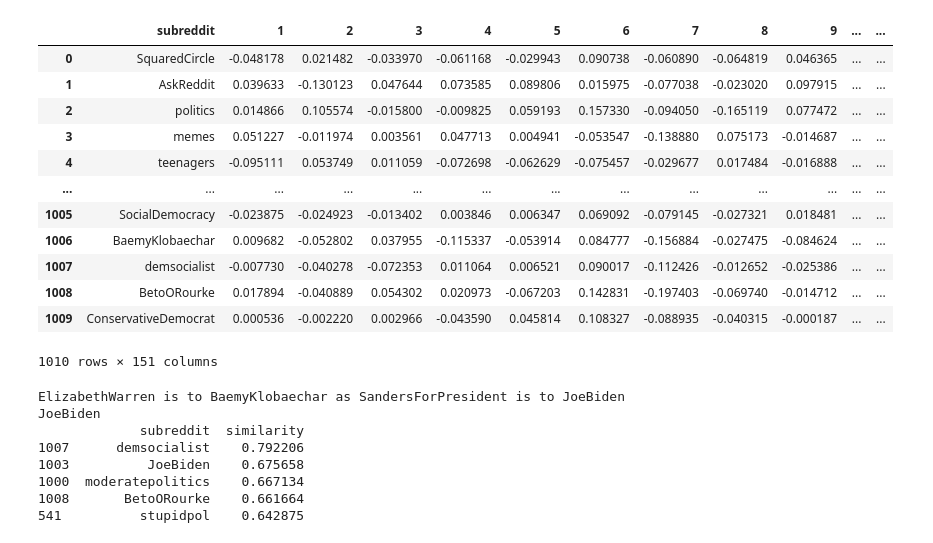
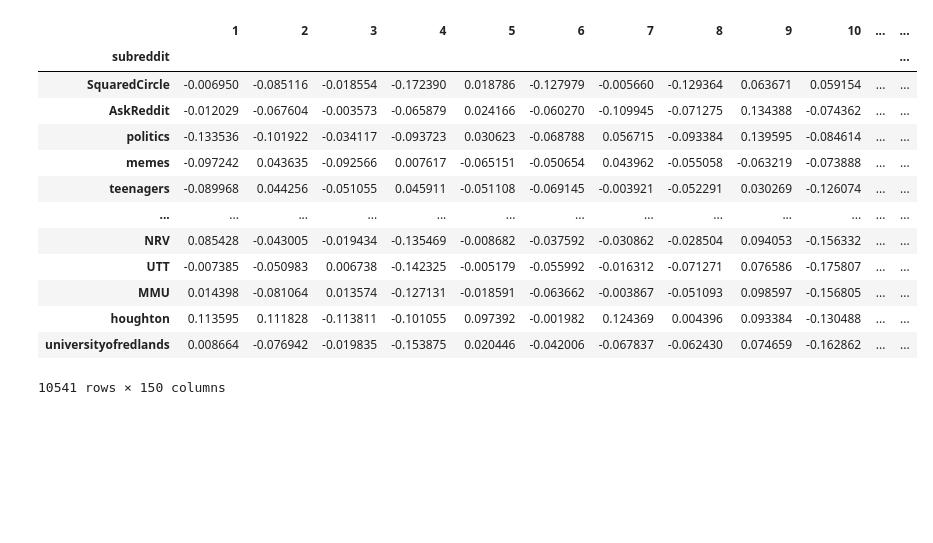
Before and after one commit to CSSLab/political-subreddits, a Jupyter notebook: Analogy_Dimensions.ipynb, the cells around one changed output. Saved outputs shown, nothing was run; the diff lists cells and outputs as text; code cells hidden in the pictures; blank space fills up the shorter version.

Commit message:
Fixed word embedding, re running

```diff
--- a/Analogy_Dimensions.ipynb
+++ b/Analogy_Dimensions.ipynb
@@ -8,69 +8,22 @@ import numpy as np
 import pandas as pd
 # %%
 TIME_FRAME = "biweekly"
-subreddits, vectors  = load_embedding("/h/224/cameron/Political-Subreddit-Embedding/trained_embeddings/vecs_0.0043_35.txt")
-# # PCA Dim Reduction
-# pca =  PCA(n_components = 2)
-# vectors =  pd.DataFrame(pca.fit_transform(vectors))
-embedding = pd.concat([subreddits, vectors], axis=1).reset_index(drop=True)
+subreddits, vectors  = load_embedding("/h/224/cameron/Political-Subreddit-Embedding/trained_embeddings/adapted_vecs.txt")
+embedding = pd.concat([subreddits, vectors], axis=1).set_index("subreddit")
 del subreddits, vectors
 embedding
 # %% [output]
-|  | subreddit | 1 | 2 | 3 | 4 | 5 | 6 | 7 | 8 | 9 | ... | ... |
-| 0 | SquaredCircle | -0.048178 | 0.021482 | -0.033970 | -0.061168 | -0.029943 | 0.090738 | -0.060890 | -0.064819 | 0.046365 | ... | ... |
-| 1 | AskReddit | 0.039633 | -0.130123 | 0.047644 | 0.073585 | 0.089806 | 0.015975 | -0.077038 | -0.023020 | 0.097915 | ... | ... |
-| 2 | politics | 0.014866 | 0.105574 | -0.015800 | -0.009825 | 0.059193 | 0.157330 | -0.094050 | -0.165119 | 0.077472 | ... | ... |
-| 3 | memes | 0.051227 | -0.011974 | 0.003561 | 0.047713 | 0.004941 | -0.053547 | -0.138880 | 0.075173 | -0.014687 | ... | ... |
-| 4 | teenagers | -0.095111 | 0.053749 | 0.011059 | -0.072698 | -0.062629 | -0.075457 | -0.029677 | 0.017484 | -0.016888 | ... | ... |
+|  | 1 | 2 | 3 | 4 | 5 | 6 | 7 | 8 | 9 | 10 | ... | ... |
+| subreddit |  |  |  |  |  |  |  |  |  |  |  | ... |
+| SquaredCircle | -0.006950 | -0.085116 | -0.018554 | -0.172390 | 0.018786 | -0.127979 | -0.005660 | -0.129364 | 0.063671 | 0.059154 | ... | ... |
+| AskReddit | -0.012029 | -0.067604 | -0.003573 | -0.065879 | 0.024166 | -0.060270 | -0.109945 | -0.071275 | 0.134388 | -0.074362 | ... | ... |
+| politics | -0.133536 | -0.101922 | -0.034117 | -0.093723 | 0.030623 | -0.068788 | 0.056715 | -0.093384 | 0.139595 | -0.084614 | ... | ... |
+| memes | -0.097242 | 0.043635 | -0.092566 | 0.007617 | -0.065151 | -0.050654 | 0.043962 | -0.055058 | -0.063219 | -0.073888 | ... | ... |
+| teenagers | -0.089968 | 0.044256 | -0.051055 | 0.045911 | -0.051108 | -0.069145 | -0.003921 | -0.052291 | 0.030269 | -0.126074 | ... | ... |
 | ... | ... | ... | ... | ... | ... | ... | ... | ... | ... | ... | ... | ... |
-| 1005 | SocialDemocracy | -0.023875 | -0.024923 | -0.013402 | 0.003846 | 0.006347 | 0.069092 | -0.079145 | -0.027321 | 0.018481 | ... | ... |
-| 1006 | BaemyKlobaechar | 0.009682 | -0.052802 | 0.037955 | -0.115337 | -0.053914 | 0.084777 | -0.156884 | -0.027475 | -0.084624 | ... | ... |
-| 1007 | demsocialist | -0.007730 | -0.040278 | -0.072353 | 0.011064 | 0.006521 | 0.090017 | -0.112426 | -0.012652 | -0.025386 | ... | ... |
-| 1008 | BetoORourke | 0.017894 | -0.040889 | 0.054302 | 0.020973 | -0.067203 | 0.142831 | -0.197403 | -0.069740 | -0.014712 | ... | ... |
-| 1009 | ConservativeDemocrat | 0.000536 | -0.002220 | 0.002966 | -0.043590 | 0.045814 | 0.108327 | -0.088935 | -0.040315 | -0.000187 | ... | ... |
+| NRV | 0.085428 | -0.043005 | -0.019434 | -0.135469 | -0.008682 | -0.037592 | -0.030862 | -0.028504 | 0.094053 | -0.156332 | ... | ... |
+| UTT | -0.007385 | -0.050983 | 0.006738 | -0.142325 | -0.005179 | -0.055992 | -0.016312 | -0.071271 | 0.076586 | -0.175807 | ... | ... |
+| MMU | 0.014398 | -0.081064 | 0.013574 | -0.127131 | -0.018591 | -0.063662 | -0.003867 | -0.051093 | 0.098597 | -0.156805 | ... | ... |
+| houghton | 0.113595 | 0.111828 | -0.113811 | -0.101055 | 0.097392 | -0.001982 | 0.124369 | 0.004396 | 0.093384 | -0.130488 | ... | ... |
+| universityofredlands | 0.008664 | -0.076942 | -0.019835 | -0.153875 | 0.020446 | -0.042006 | -0.067837 | -0.062430 | 0.074659 | -0.162862 | ... | ... |
-1010 rows × 151 columns
+10541 rows × 150 columns
-# %%
-def find_closest(subreddit,transformation,k=5):
-    # Get subreddit
-    assert subreddit in embedding.subreddit.values, "{} is not in the dataset".format(subreddit)
-    sub_vec = embedding.loc[embedding["subreddit"] == subreddit].drop("subreddit",axis=1).to_numpy().flatten()
-    assert sub_vec.shape == transformation.shape, "Transformation vector dimensions {} do not equal embedding dimensions {}".format(transformation.shape,sub_vec.shape)
-    transformed = sub_vec + transformation
-    all_other_vecs = embedding.drop(["subreddit"],axis=1).to_numpy()
-    similarity = np.apply_along_axis(lambda x : cos_sim(transformed,x), 1, all_other_vecs)
-    similarity = pd.DataFrame({"subreddit": embedding["subreddit"], "similarity": similarity}).sort_values("similarity",ascending=False)
-    similarity = similarity[similarity["subreddit"] != subreddit]
-
-
-def analogy(sub_a1,sub_b1,sub_a2):
-    """
-        sub_a1 is to sub_b1, as sub_a2 is to ??
-        sub_a2 - sub_a1 + sub_b1
-        returns the subreddit that best answers the analogy
-    """
-    assert sub_a1 in embedding.subreddit.values, "{} is not in the dataset".format(sub_a1)
-    assert sub_b1 in embedding.subreddit.values, "{} is not in the dataset".format(sub_b1)
-    assert sub_a2 in embedding.subreddit.values, "{} is not in the dataset".format(sub_a2)
-    a1vec = embedding.loc[embedding["subreddit"] == sub_a1].drop("subreddit",axis=1).to_numpy().flatten()
-    b1vec = embedding.loc[embedding["subreddit"] == sub_b1].drop("subreddit",axis=1).to_numpy().flatten()
-    a2vec = embedding.loc[embedding["subreddit"] == sub_a2].drop("subreddit",axis=1).to_numpy().flatten()
-    b2vec = a2vec - a1vec + b1vec
-    all_other_vecs = embedding.drop(["subreddit"],axis=1).to_numpy()
-    similarity = np.apply_along_axis(lambda x : cos_sim(x,b2vec), 1, all_other_vecs)
-    similarity = pd.DataFrame({"subreddit": embedding["subreddit"], "similarity": similarity}).sort_values("similarity",ascending=False)
-    similarity = similarity[~similarity["subreddit"].isin([sub_a1,sub_b1,sub_a2])]
-    print("{} is to {} as {} is to {}".format(sub_a1,sub_b1,sub_a2,similarity["subreddit"].iloc[0]))
-    return similarity["subreddit"].iloc[0]
-
-print(analogy("ElizabethWarren","BaemyKlobaechar","SandersForPresident"))
-transformation = get_transformation("demsocialist","centerleftpolitics")
-find_closest("BaemyKlobaechar",transformation)
-# %% [output]
-ElizabethWarren is to BaemyKlobaechar as SandersForPresident is to JoeBiden
-JoeBiden
-             subreddit  similarity
-1007      demsocialist    0.792206
-1003          JoeBiden    0.675658
-1000  moderatepolitics    0.667134
-1008       BetoORourke    0.661664
-541          stupidpol    0.642875
```
Also changed, not shown: parts of 5 cells of this notebook, 14 other files.
